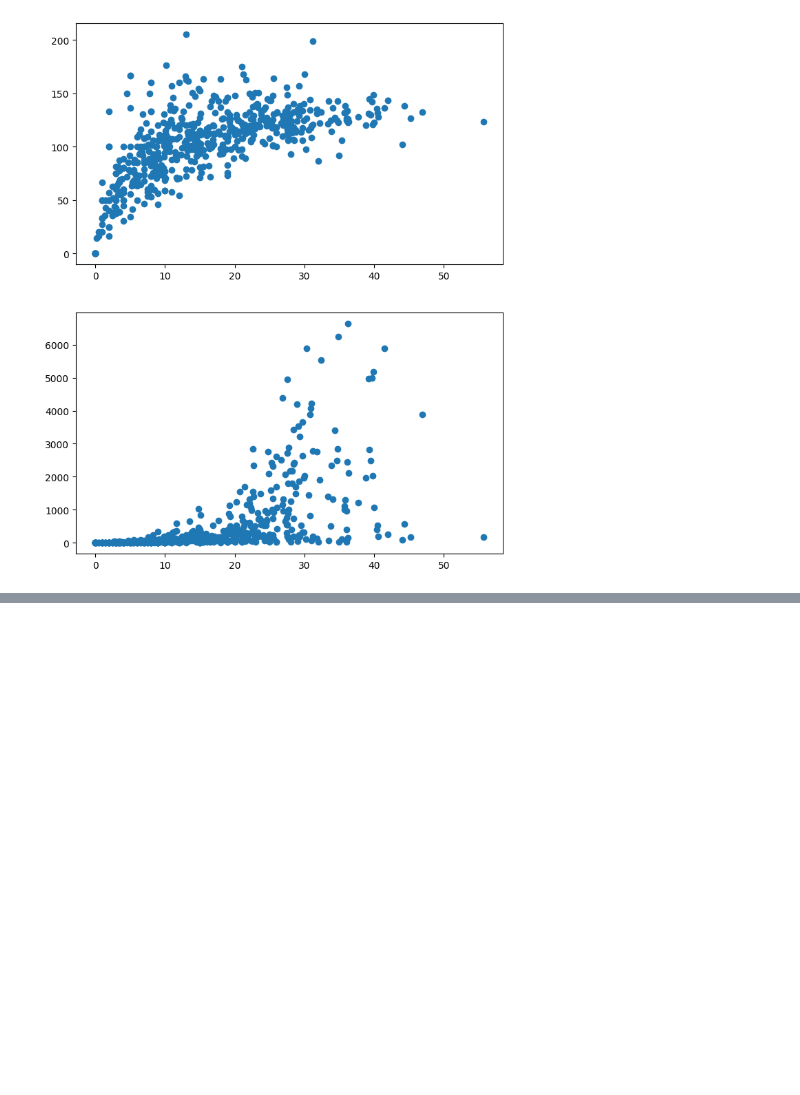
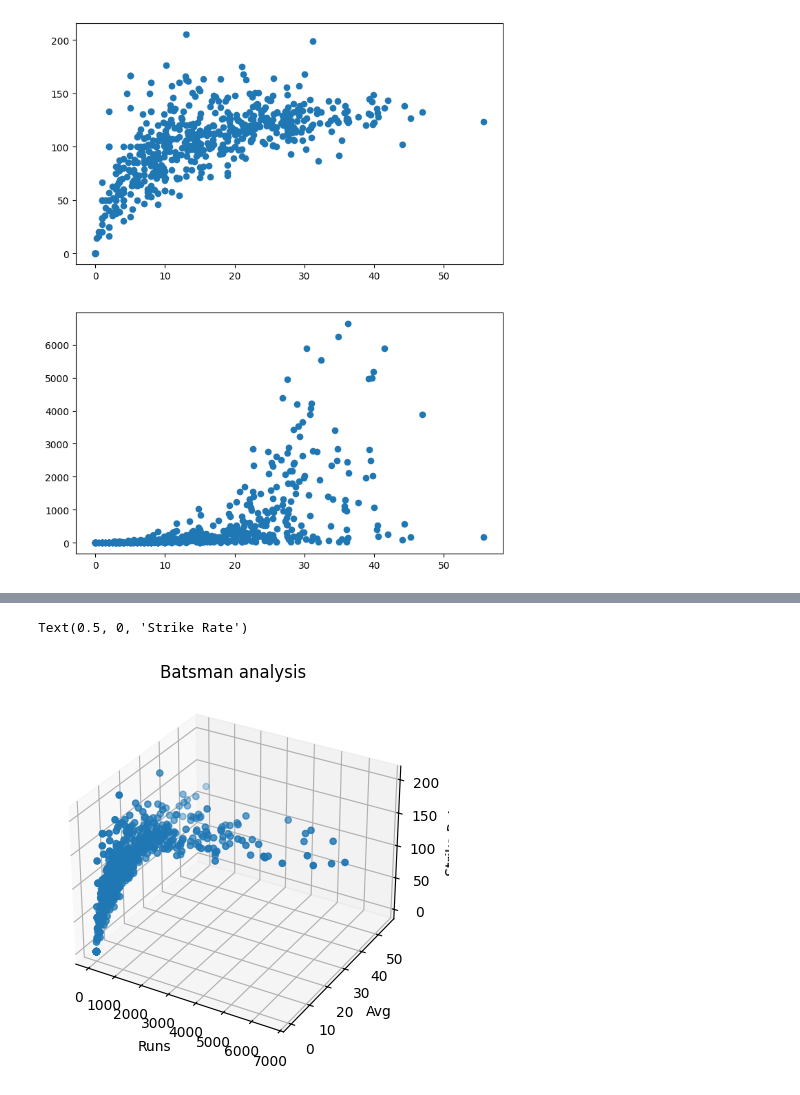
Before and after one commit to Lakshya-Ag09/Data-Science-Analysis, a Jupyter notebook: Matplotlib_02.ipynb, the cells around one changed output, grey strips where cells are left out. Drawn from its saved outputs; the diff is of its cells as text; code cells hidden in the pictures; blank space fills up the shorter version.

Commit message:
3d plots added

```diff
--- a/Matplotlib_02.ipynb
+++ b/Matplotlib_02.ipynb
@@ -153,0 +166,12 @@ ax2.scatter(batters['avg'], batters['runs'])
+# %%
+fig = plt.figure()
+
+ax = fig.add_subplot(projection='3d')
+ax.scatter3D(batters['runs'], batters['avg'], batters['strike_rate'])
+ax.set_title('Batsman analysis')
+ax.set_xlabel('Runs')
+ax.set_ylabel('Avg')
+ax.set_zlabel('Strike Rate')
+# %% [output]
+Text(0.5, 0, 'Strike Rate')
+[figure, added]
```
Also changed, not shown: parts of 11 cells of this notebook.
